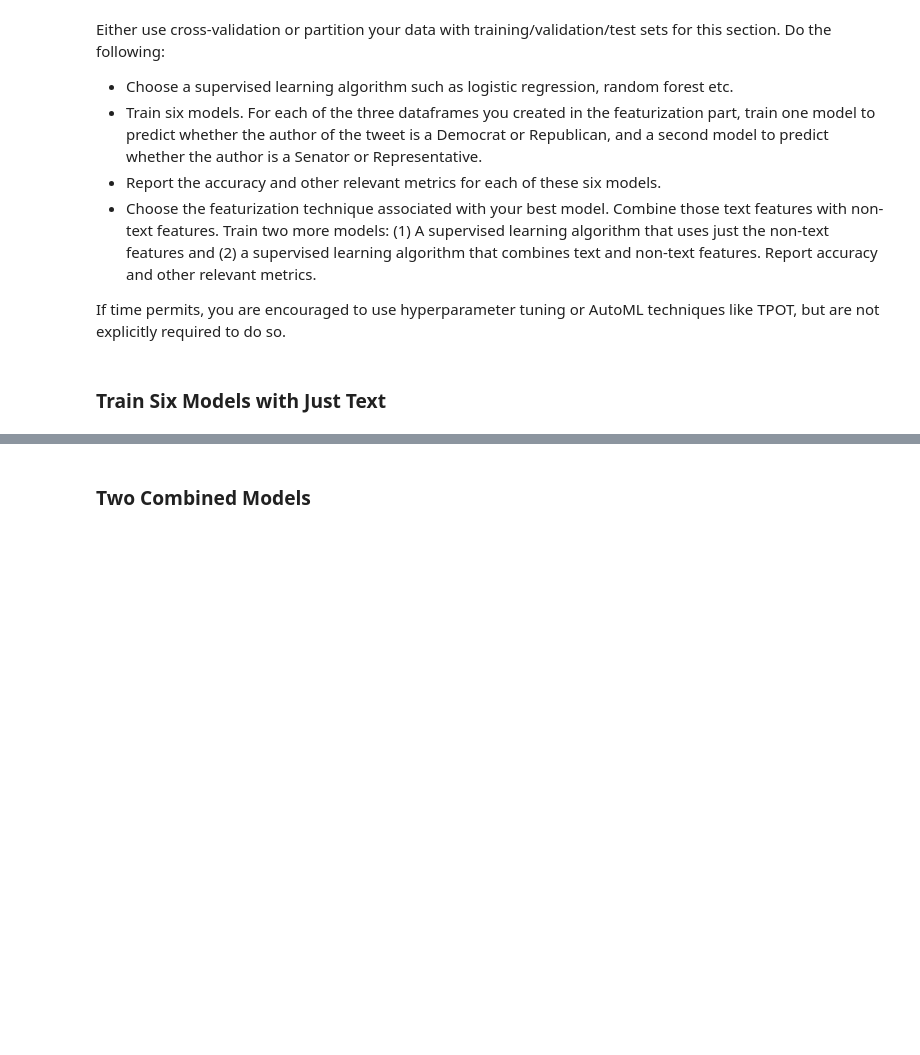
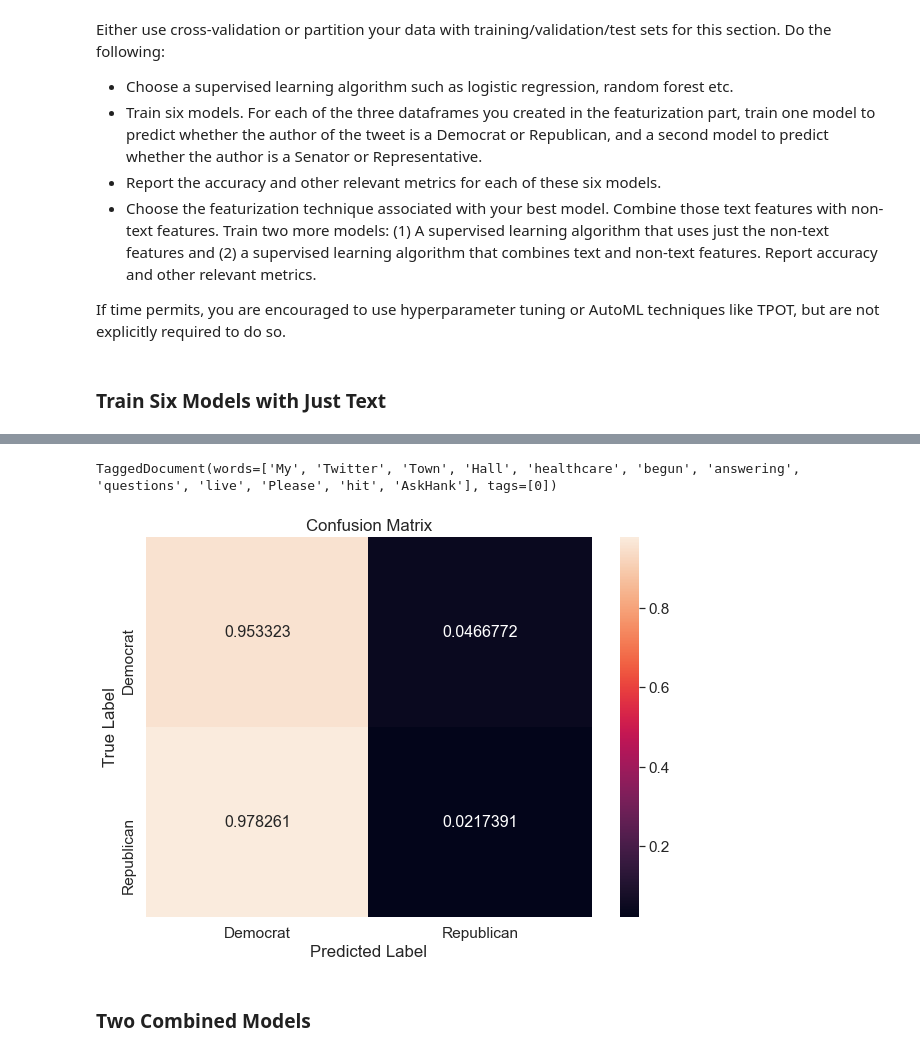
Before and after one commit to ireminal/CSS_Project5_Group1, a Jupyter notebook: Project 5 Student.ipynb, the cells around one changed output, grey strips where cells are left out. Cells and saved outputs as stored; diff of their text form; code cells hidden in the pictures; blank space fills up the shorter version.

Commit message:
Finished word embeddings

```diff
--- a/Project 5 Student.ipynb
+++ b/Project 5 Student.ipynb
@@ -554,0 +361,3 @@ model = gensim.models.KeyedVectors.load_word2vec_format('GoogleNews-vectors-nega
+# %%
+doc = [word for word in congress_tweets['tokens'][0] if word in model.wv.key_to_index]
+len(doc)
@@ -577,0 +423,4 @@ If time permits, you are encouraged to use hyperparameter tuning or AutoML techn
+# %%
+ct_train_tagged[1]
+# %% [output]
+TaggedDocument(words=['My', 'Twitter', 'Town', 'Hall', 'healthcare', 'begun', 'answering', 'questions', 'live', 'Please', 'hit', 'AskHank'], tags=[0])
@@ -578,3 +431,47 @@ If time permits, you are encouraged to use hyperparameter tuning or AutoML techn
+# %%
+#Irem's word embeddings
+
+cores = multiprocessing.cpu_count()
+model_dbow = Doc2Vec(dm=0, vector_size=300, negative=5, hs=0, min_count=2, sample = 0, workers=cores - 1)
+model_dbow.build_vocab([x for x in tqdm(ct_train_tagged.values)])
+# %%
+for epoch in range(30):
+    model_dbow.train(utils.shuffle([x for x in tqdm(ct_train_tagged.values)]),
+                     total_examples=len(ct_train_tagged.values), epochs=30)
+    model_dbow.alpha -= 0.002
+    model_dbow.min_alpha = model_dbow.alpha
+# %%
+def vec_for_learning(model, tagged_docs):
+    sents = tagged_docs.values
+    targets, regressors = zip(*[(doc.tags[0], model.infer_vector(doc.words)) for doc in sents])
+    return targets, regressors
+# %%
+y_train, X_train = vec_for_learning(model_dbow, ct_train_tagged)
+y_test, X_test = vec_for_learning(model_dbow, ct_test_tagged)
+logit_reg = LogisticRegression()
+logit_model = logit_reg.fit(X_train, y_train)
+y_pred = logit_model.predict(X_test)
+
+cf_matrix = confusion_matrix(y_test, y_pred, normalize = "true")
+
+df_cm = pd.DataFrame(cf_matrix, range(2),
+                  range(2))
+
+df_cm = df_cm.rename(index=str, columns={0: "Democrat", 1: "Republican"})
+df_cm.index = ["Democrat", "Republican"]
+plt.figure(figsize = (10,7))
+sns.set(font_scale=1.4)#for label size
+sns.heatmap(df_cm,
+           annot=True,
+           annot_kws={"size": 16},
+           fmt='g')
+
+plt.title('Confusion Matrix')
+plt.xlabel("Predicted Label")
+plt.ylabel("True Label")
+plt.show()
+# %% [output]
+[figure, added]
 # %% [markdown]
 ### Two Combined Models
 # %%
```
Also changed, not shown: parts of 46 cells of this notebook, 2 other files.
